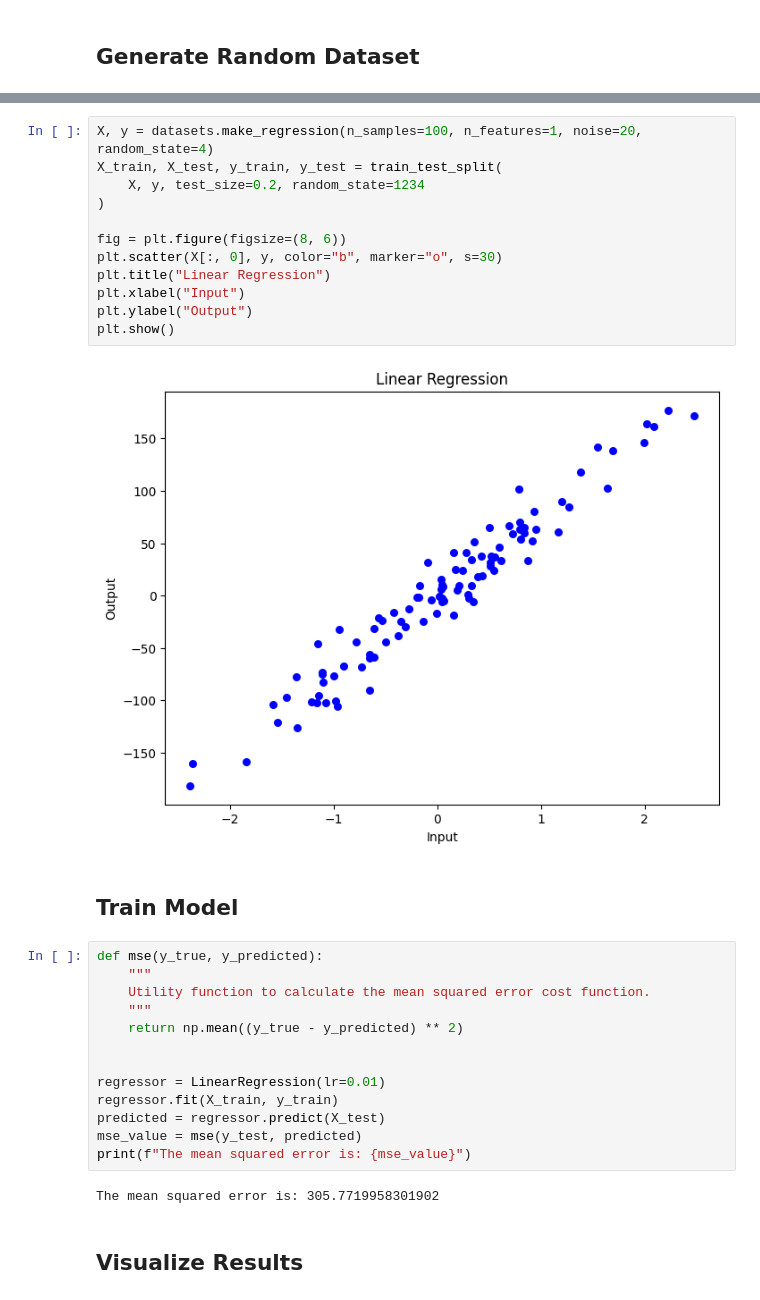
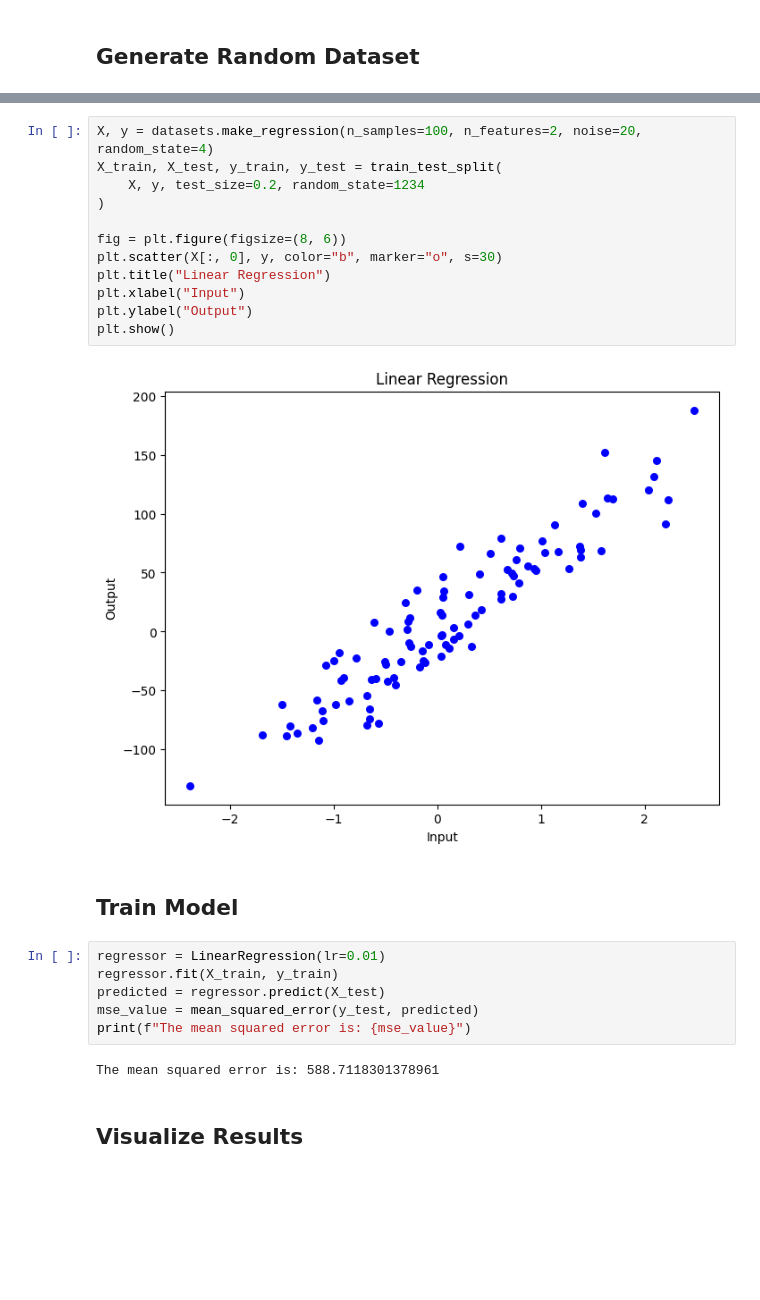
Before and after one commit to wuihee/machine-learning-algorithms, a Jupyter notebook: notebooks/1-linear-regression.ipynb, the cells around one changed output, grey strips where cells are left out. Drawn from its saved outputs; the diff is of its cells as text; blank space fills up the shorter version.

Commit message:
Updated multi-variable linear regression

```diff
--- a/notebooks/1-linear-regression.ipynb
+++ b/notebooks/1-linear-regression.ipynb
@@ -100,34 +105,27 @@ class LinearRegression:
 # %%
-X, y = datasets.make_regression(n_samples=100, n_features=1, noise=20, random_state=4)
+X, y = datasets.make_regression(n_samples=100, n_features=2, noise=20, random_state=4)
 X_train, X_test, y_train, y_test = train_test_split(
     X, y, test_size=0.2, random_state=1234
 )
 
 fig = plt.figure(figsize=(8, 6))
 plt.scatter(X[:, 0], y, color="b", marker="o", s=30)
 plt.title("Linear Regression")
 plt.xlabel("Input")
 plt.ylabel("Output")
 plt.show()
 # %% [output]
-[figure, old version]
+[figure, new version]
 # %% [markdown]
 ## Train Model
 # %%
-def mse(y_true, y_predicted):
-    """
-    Utility function to calculate the mean squared error cost function.
-    """
-    return np.mean((y_true - y_predicted) ** 2)
-
-
 regressor = LinearRegression(lr=0.01)
 regressor.fit(X_train, y_train)
 predicted = regressor.predict(X_test)
-mse_value = mse(y_test, predicted)
+mse_value = mean_squared_error(y_test, predicted)
 print(f"The mean squared error is: {mse_value}")
 # %% [output]
-The mean squared error is: 305.7719958301902
+The mean squared error is: 588.7118301378961
 # %% [markdown]
 ## Visualize Results
 # %%
```
Also changed, not shown: parts of 6 cells of this notebook.
